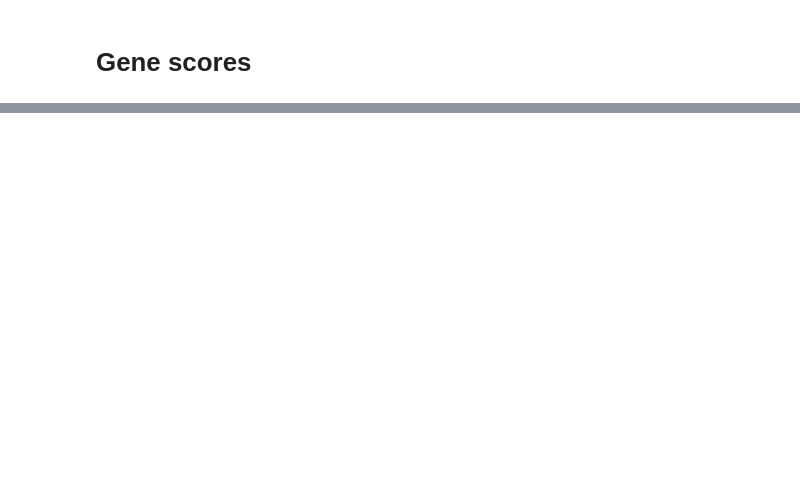
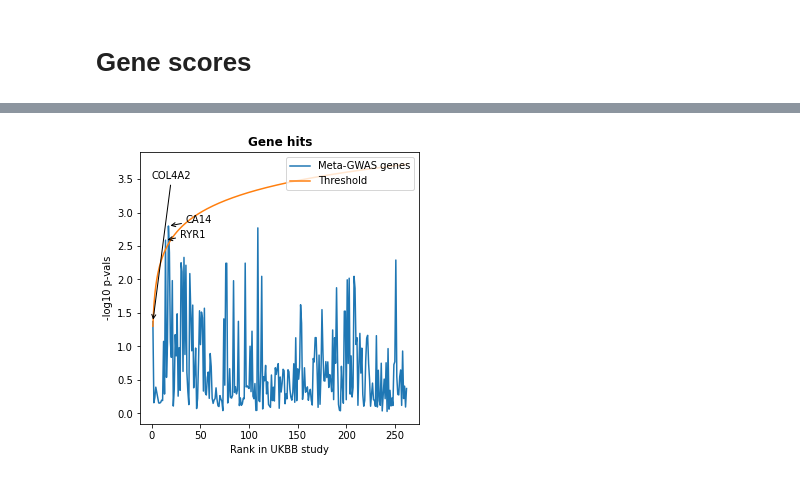
Before and after one commit to mjbeyeler/Stuff, a Jupyter notebook: colski_metaanalysis/colski_plots.ipynb, the cells around one changed output, grey strips where cells are left out. Saved outputs shown, nothing was run; the diff lists cells and outputs as text; code cells hidden in the pictures; blank space fills up the shorter version.

```diff
--- a/colski_metaanalysis/colski_plots.ipynb
+++ b/colski_metaanalysis/colski_plots.ipynb
@@ -52,8 +127,8 @@ gene_hits=["TNS1","COL4A2","MAP4K1","EIF3K","ACTN4","CAPN12","LGALS7","LGALS7B",
 # %%
-me_geneScores=pd.read_csv("/SSD/home/michael/retina_tortuosity/output/PascalX/2021_08_31_ColSki_metaanalysis_mixed-effects/geneScores_DF", delimiter='\t', header=None, index_col=0)
+me_geneScores=pd.read_csv("/Users/mbeyele5/retina_tortuosity/output/PascalX/2021_08_31_ColSki_metaanalysis_mixed-effects/geneScores_DF", delimiter='\t', header=None, index_col=0)
 me_geneScores[1] = pd.to_numeric(me_geneScores[1])
 
-fe_geneScores=pd.read_csv("/SSD/home/michael/retina_tortuosity/output/PascalX/2021_08_20_ColSkiMetaanalysis/geneScores_DF", delimiter='\t', header=None, index_col=0)
+fe_geneScores=pd.read_csv("/Users/mbeyele5/retina_tortuosity/output/PascalX/2021_08_20_ColSkiMetaanalysis/geneScores_DF", delimiter='\t', header=None, index_col=0)
 fe_geneScores[1] = pd.to_numeric(fe_geneScores[1])
 # %%
 gene_hits_sub = [i for i in gene_hits if i in me_geneScores.index]
@@ -70,0 +139,21 @@ Name: LHFPL2, dtype: float64
+# %%
+from matplotlib import pyplot as plt
+import numpy as np
+dfp=fe_geneScores
+plt.figure(figsize=[5,5])
+plt.plot(range(1,dfp.shape[0]+1),-np.log10(dfp[1]))
+plt.plot(range(1,dfp.shape[0]+1), -np.log10(0.05/np.linspace(1, dfp.shape[0]+1, num=dfp.shape[0])))
+plt.title("Gene hits", fontweight='bold')
+plt.xlabel("Rank in UKBB study")
+plt.ylabel("-log10 p-vals")
+plt.legend(["Meta-GWAS genes", "Threshold"], loc='upper right')
+
+x,y,txt=get_annotations(dfp,1)
+
+plt.annotate(txt[0], (x[0],-np.log10(y[0])), xytext=(0,3.5), arrowprops=dict(arrowstyle="->"))
+for i,hit in enumerate(txt[1:3]):
+    plt.annotate(hit, (x[i+1],-np.log10(y[i+1])), textcoords='offset points',arrowprops=dict(arrowstyle="->"))
+
+plt.savefig("/Users/mbeyele5/retina_tortuosity/output/GWAS_all/skipogh_DF_GWAS_Tanguy/fe_gene_hits.tiff")
+# %% [output]
+[figure, added]
```
Also changed, not shown: parts of 12 cells of this notebook.
